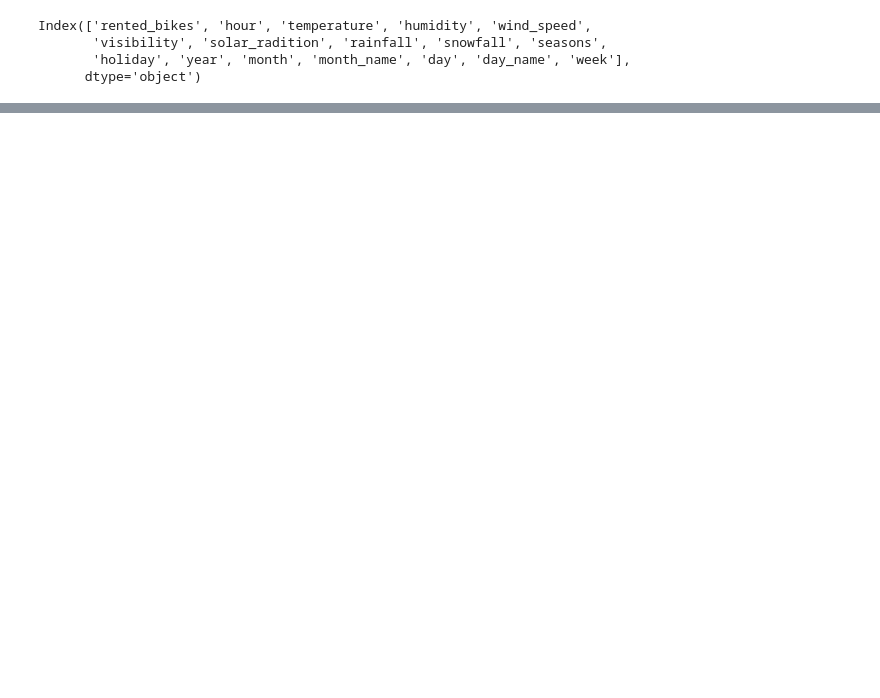
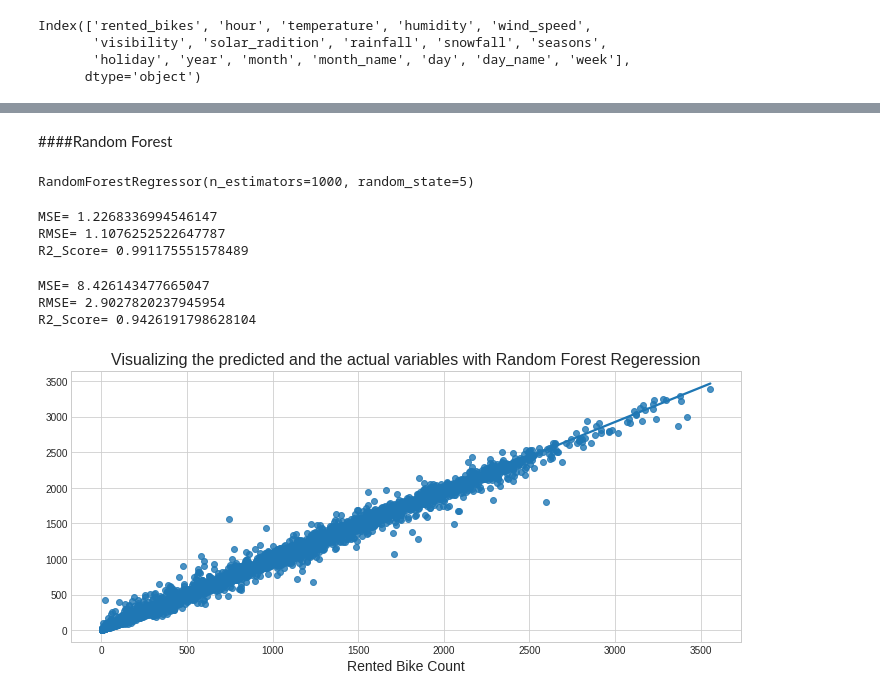
Before and after one commit to vikaschaudhary53/Seoul-Bike-Sharing-Demand-Prediction, a Jupyter notebook: Seoul_Bike_Sharing_Demand_Prediction(ML_Regression_Project).ipynb, the cells around one changed output, grey strips where cells are left out. Drawn from its saved outputs; the diff is of its cells as text; code cells hidden in the pictures; blank space fills up the shorter version.

```diff
--- a/Seoul_Bike_Sharing_Demand_Prediction(ML_Regression_Project).ipynb
+++ b/Seoul_Bike_Sharing_Demand_Prediction(ML_Regression_Project).ipynb
@@ -536,7 +543,7 @@ df_copy.drop(columns=["year",'month_name'], inplace=True)
 # %%
 y = np.sqrt(df_copy['rented_bikes'])
 # %%
-X = df_copy.drop(columns = 'rented_bikes')
+X = df_copy.drop(columns = ['rented_bikes','day'])
 # %%
 X_train, X_test, y_train, y_test = train_test_split(X, y, test_size=0.2, random_state=10)
 print(X_train.shape)
@@ -572,0 +577,48 @@ R2_Score= 0.6458351966268447
+# %% [markdown]
+####Random Forest
+# %%
+#implementing the model
+rf_reg = RandomForestRegressor(n_estimators = 1000, random_state=5)
+#training the model
+rf_reg.fit(X_train, y_train)
+# %% [output]
+RandomForestRegressor(n_estimators=1000, random_state=5)
+# %%
+#defining the predicted variables
+pred_train = rf_reg.predict(X_train)
+pred_test = rf_reg.predict(X_test)
+# %%
+MSE_train = mean_squared_error(y_train, pred_train)
+print(f'MSE= {MSE_train}')
+
+RMSE_train = np.sqrt(MSE_train)
+print(f'RMSE= {RMSE_train}')
+
+R2_Score_train = r2_score(y_train, pred_train)
+print(f'R2_Score= {R2_Score_train}')
+# %% [output]
+MSE= 1.2268336994546147
+RMSE= 1.1076252522647787
+R2_Score= 0.991175551578489
+# %%
+MSE_test = mean_squared_error(y_test, pred_test)
+print(f'MSE= {MSE_test}')
+
+RMSE_test = np.sqrt(MSE_test)
+print(f'RMSE= {RMSE_test}')
+
+R2_Score_test = r2_score(y_test, pred_test)
+print(f'R2_Score= {R2_Score_test}')
+# %% [output]
+MSE= 8.426143477665047
+RMSE= 2.9027820237945954
+R2_Score= 0.9426191798628104
+# %%
+#ploting the outputs
+plt.figure(figsize=(12, 5))
+sns.regplot(y_train*y_train, pred_train*pred_train)
+plt.title('Visualizing the predicted and the actual variables with Random Forest Regeression', size=16)
+plt.xlabel('Rented Bike Count', size=14)
+plt.show()
+# %% [output]
+[figure, added]
```
Also changed, not shown: parts of 12 cells of this notebook.
